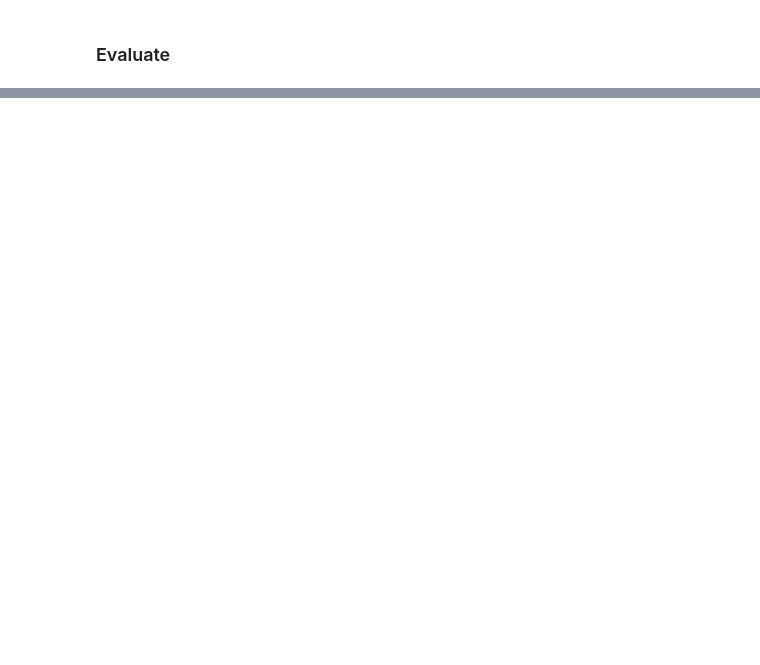
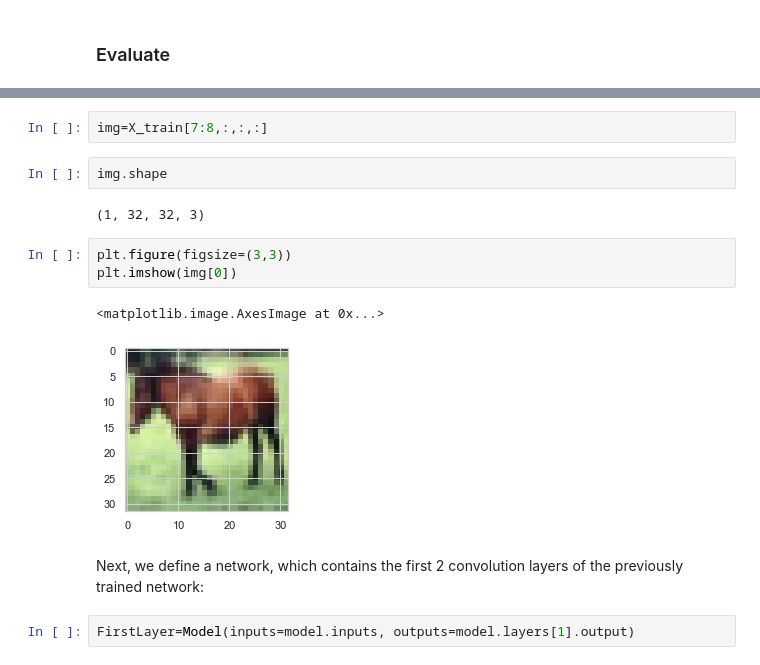
Before and after one commit to hannibunny/mlbook, a Jupyter notebook: ml/_build/html/_sources/neuralnetworks/03KerasMLPandCNNcifar.ipynb, the cells around one changed output, grey strips where cells are left out. Cells and saved outputs as stored; diff of their text form; blank space fills up the shorter version.

```diff
--- a/ml/_build/html/_sources/neuralnetworks/03KerasMLPandCNNcifar.ipynb
+++ b/ml/_build/html/_sources/neuralnetworks/03KerasMLPandCNNcifar.ipynb
@@ -542,0 +494,16 @@ processing fold # 2
+# %%
+img=X_train[7:8,:,:,:]
+# %%
+img.shape
+# %% [output]
+(1, 32, 32, 3)
+# %%
+plt.figure(figsize=(3,3))
+plt.imshow(img[0])
+# %% [output]
+<matplotlib.image.AxesImage at 0x...>
+[figure, added]
+# %% [markdown]
+Next, we define a network, which contains the first 2 convolution layers of the previously trained network:
+# %%
+FirstLayer=Model(inputs=model.inputs, outputs=model.layers[1].output)
```
Also changed, not shown: parts of 37 cells of this notebook, 46 other files.
